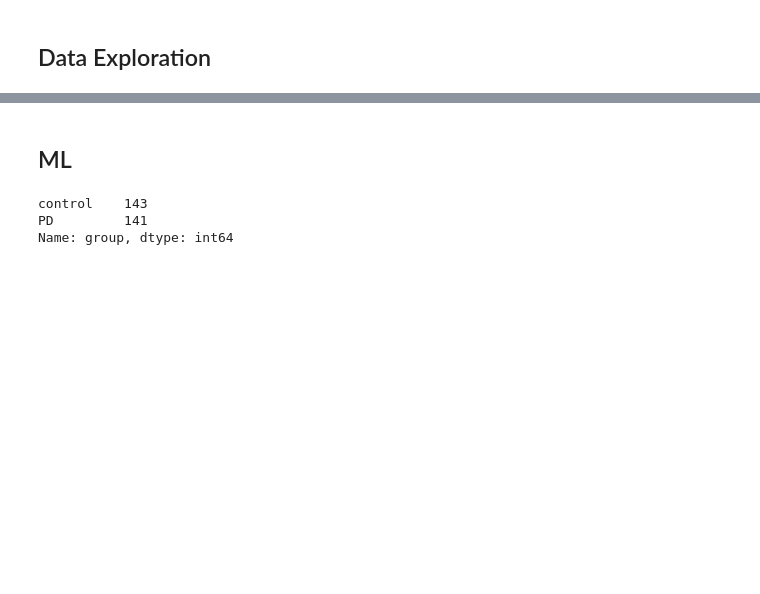
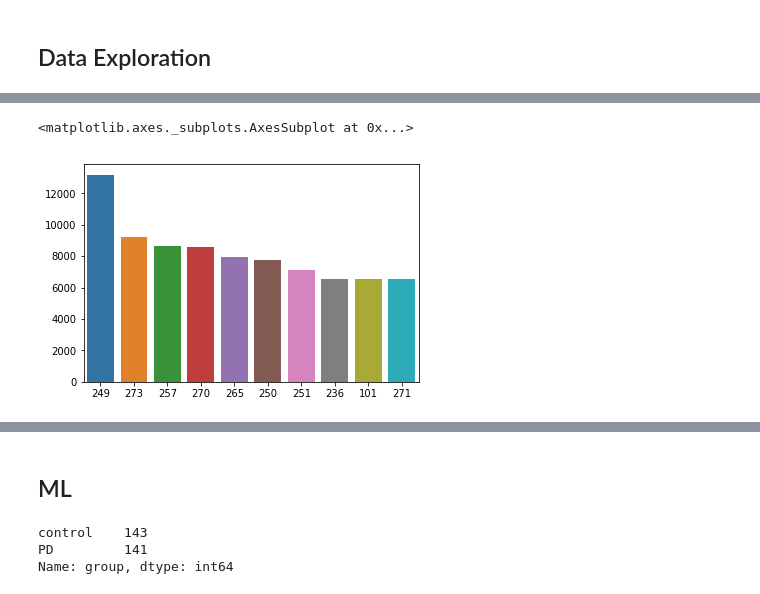
Before and after one commit to danilopena93/bioinformatics-playground, a Jupyter notebook: draft_nb.ipynb, the cells around one changed output, grey strips where cells are left out. Cells and saved outputs as stored; diff of their text form; code cells hidden in the pictures; blank space fills up the shorter version.

```diff
--- a/draft_nb.ipynb
+++ b/draft_nb.ipynb
@@ -101,0 +261,6 @@ otu_table.head()
+# %%
+top_10_pd = pd_df.max(axis=1).sort_values(ascending=False)[0:10]
+sns.barplot(x=top_10_pd.index, y=top_10_pd, order = top_10_pd.index)
+# %% [output]
+<matplotlib.axes._subplots.AxesSubplot at 0x...>
+[figure, added]
```
Also changed, not shown: parts of 34 cells of this notebook.
